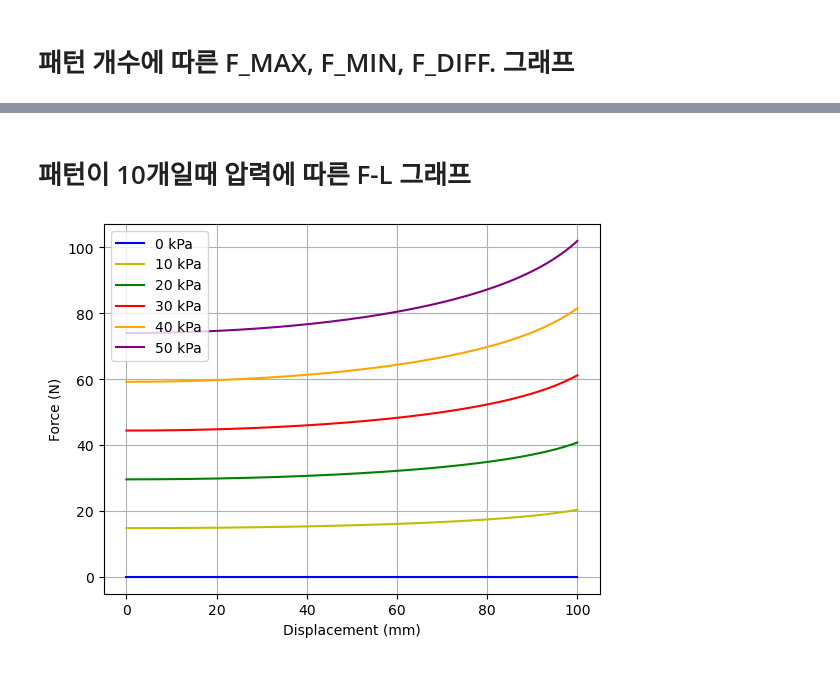
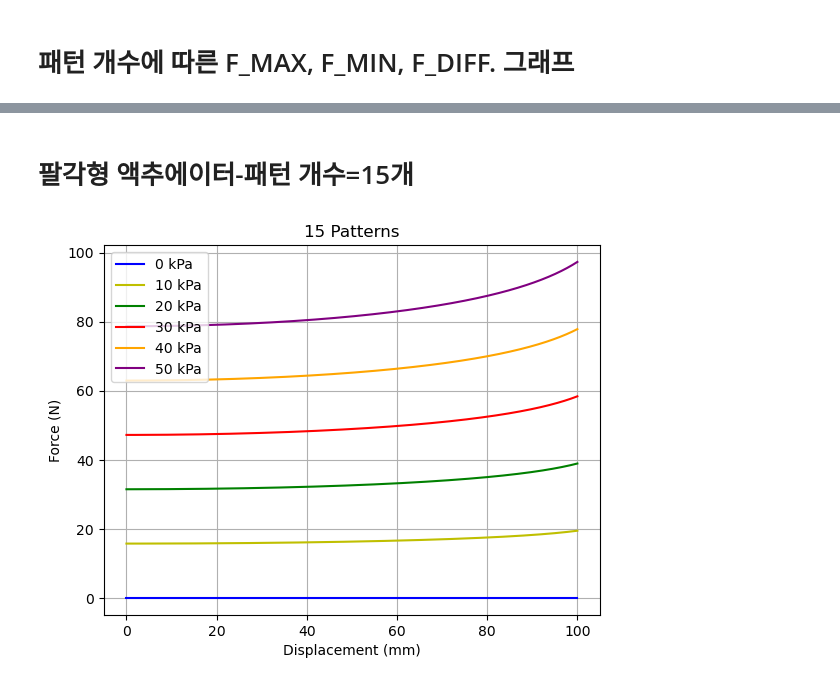
Before and after one commit to moreum2/OV-PAM_model, a Jupyter notebook: OV-PAM model.ipynb, the cells around one changed output, grey strips where cells are left out. Cells and saved outputs as stored; diff of their text form; code cells hidden in the pictures.

```diff
--- a/OV-PAM model.ipynb
+++ b/OV-PAM model.ipynb
@@ -138,8 +138,31 @@ b = -28.502490347901713
 F_DIFF Trend Function: a * log(x) + b
 a = -100.07326189708647
 b = 233.00114904072285
-# %% [markdown]
-# 패턴이 10개일때 압력에 따른 F-L 그래프
+# %% [markdown]
+# 팔각형 액추에이터-패턴 개수=15개
+# %%
+theta = np.linspace(np.pi/180*60,0,1000) # rad
+
+d = 10.2*10**-3
+
+L0 = 23.094/3*10**-3
+L = L0*np.sin(theta)
+D = 27*10**-3
+
+n = 15  #몇 층?
+
+L_tot = n*L*1000
+# %%
+P = -40*10**3
+
+A = 2*(1+2**0.5)*D**2
+
+dL = L0*np.cos(theta)
+dT = dL/(L0*np.cos(theta))
+
+dV = A*0.5*L0*np.cos(theta)*dT-1/6*L0**2*(5*D+d)*(np.cos(theta)**2-np.sin(theta)**2)
+
+F = -P*dV/dL
 # %%
 F=[0]*7
 for i in range(0,6):
@@ -147,32 +170,32 @@ for i in range(0,6):
     P = -1 * 10* (i)*10**3 # Pa
 
     A = 2*(1+2**0.5)*D**2
 
     dL = L0*np.cos(theta)
     dT = dL/(L0*np.cos(theta))
 
     dV = A*0.5*L0*np.cos(theta)*dT-1/6*L0**2*(5*D+d)*(np.cos(theta)**2-np.sin(theta)**2)
 
     F[i] = -P*dV/dL
 
    # plt.plot(L_tot,F[i])
 
     F[6] = dV/dL
 
 
-
+    plt.title('15 Patterns')
     plt.xlabel('Displacement (mm)')
     plt.ylabel('Force (N)')
 
 plt.plot(L_tot,F[0],'b-', label='0 kPa')
 plt.plot(L_tot,F[1],'y-', label='10 kPa')
 plt.plot(L_tot,F[2],'g-', label='20 kPa')
 plt.plot(L_tot,F[3],'r-', label='30 kPa')
 plt.plot(L_tot,F[4],'orange', label='40 kPa')
 plt.plot(L_tot,F[5],'purple', label='50 kPa')
 
 plt.legend()
 plt.grid(True)
 plt.show()
 # %% [output]
-[figure, old version]
+[figure, new version]
```
Also changed, not shown: parts of 20 cells of this notebook.
